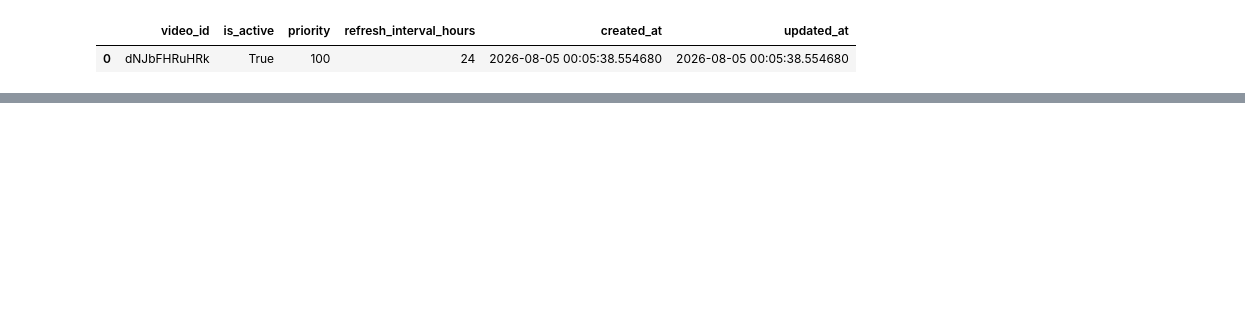
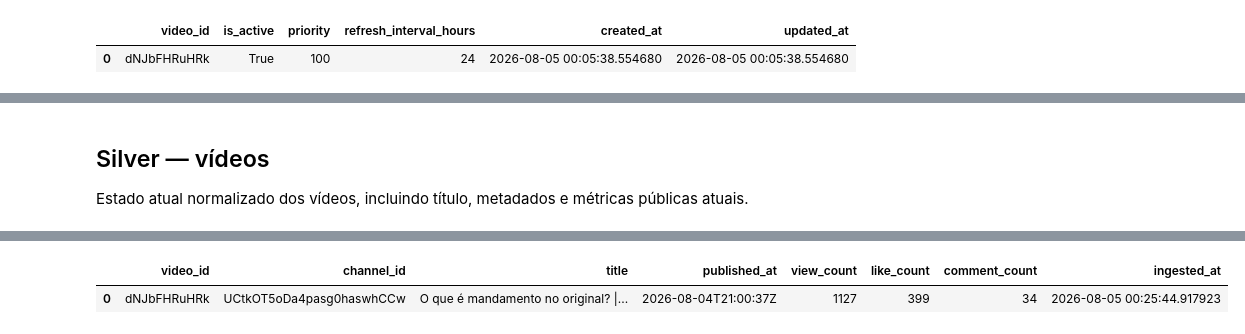
Before and after one commit to airtoncarneiro/youtube-genai-platform, a Jupyter notebook: src/notebooks/01_youtube_ingestion_test.ipynb, the cells around one changed output, grey strips where cells are left out. Saved outputs shown, nothing was run; the diff lists cells and outputs as text; code cells hidden in the pictures; blank space fills up the shorter version.

```diff
--- a/src/notebooks/01_youtube_ingestion_test.ipynb
+++ b/src/notebooks/01_youtube_ingestion_test.ipynb
@@ -348,0 +76,9 @@ from youtube_lakehouse.control.video_targets;
+# %% [markdown]
+## Silver — vídeos
+
+Estado atual normalizado dos vídeos, incluindo título, metadados e métricas públicas atuais.
+# %%
+%sql
+SELECT video_id, channel_id, title, published_at, view_count, like_count, comment_count, ingested_at
+FROM youtube_lakehouse.silver.videos;
+# %% [output]
@@ -348,0 +86,2 @@ from youtube_lakehouse.control.video_targets;
+|  | video_id | channel_id | title | published_at | view_count | like_count | comment_count | ingested_at |
+| 0 | dNJbFHRuHRk | UCtkOT5oDa4pasg0haswhCCw | O que é mandamento no original? |... | 2026-08-04T21:00:37Z | 1127 | 399 | 34 | 2026-08-05 00:25:44.917923 |
```
Also changed, not shown: parts of 34 cells of this notebook.
